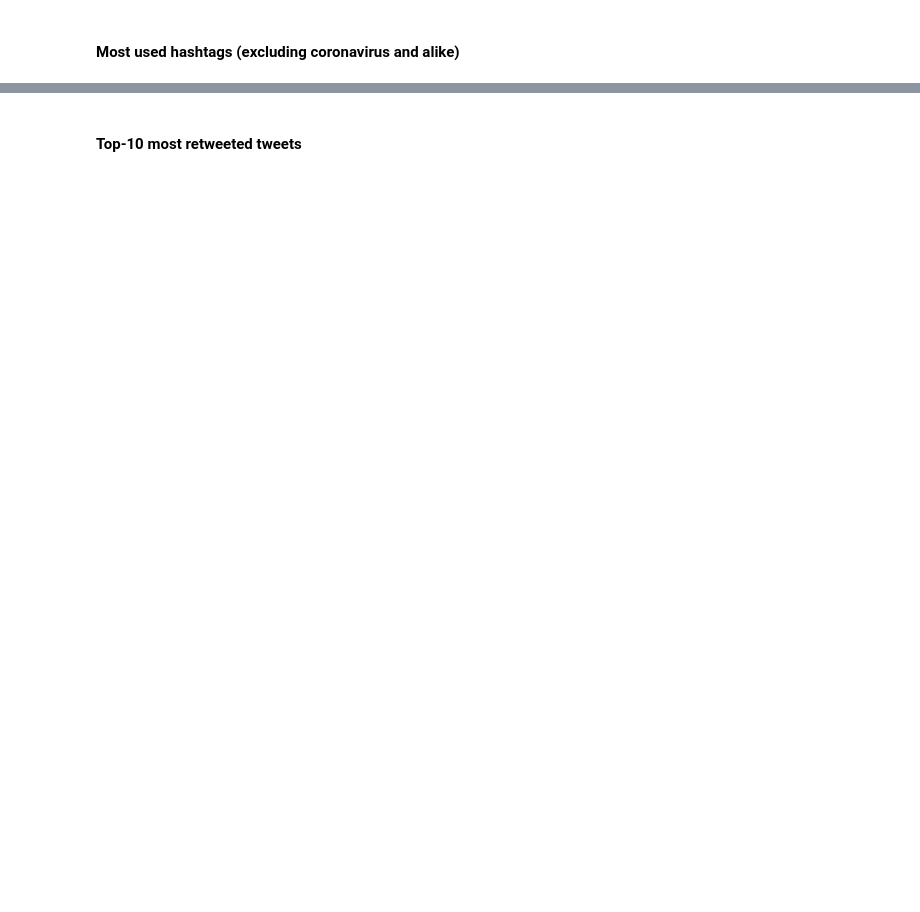
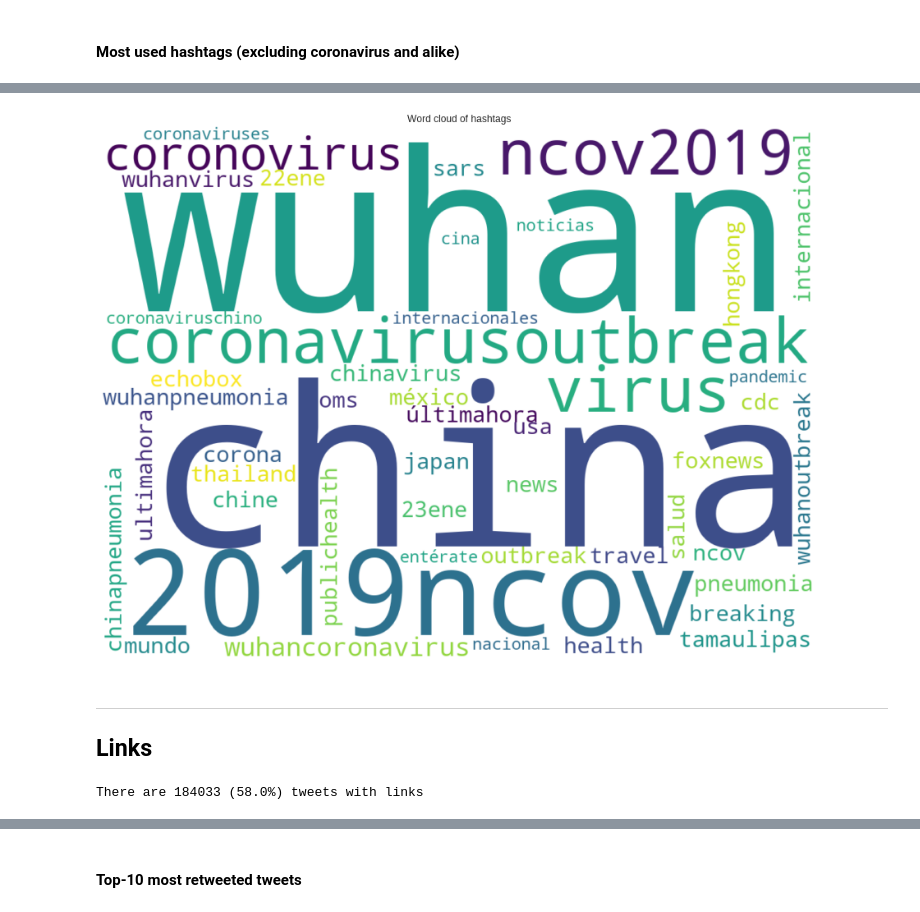
Before and after one commit to social-link-analytics-group-bsc/tw_coronavirus, a Jupyter notebook: corona_virus.ipynb, the cells around one changed output, grey strips where cells are left out. Saved outputs shown, nothing was run; the diff lists cells and outputs as text; code cells hidden in the pictures; blank space fills up the shorter version.

```diff
--- a/corona_virus.ipynb
+++ b/corona_virus.ipynb
@@ -348,0 +398,17 @@ plt.show()
+# %%
+# concatenate hashtags
+all_hashtags = " ".join(hashtag for hashtag in l_hashtags)
+hashtags_wordcloud = WordCloud(background_color="white", width=1024, height=768).generate(all_hashtags)
+# %%
+fig = plt.figure(1, figsize=(16, 12))
+# prepare word cloud
+plt.imshow(hashtags_wordcloud.recolor(random_state=3), interpolation='bilinear')
+plt.axis("off")
+plt.title('Word cloud of hashtags')
+# show word clouds
+plt.show()
+# %% [output]
+[figure, added]
+# %% [markdown]
+---
+## Links
@@ -348,0 +417,5 @@ plt.show()
+# %%
+print('There are {0} ({1}%) tweets with links'.format(tweets_with_links.shape[0],
+                                                      round(100*tweets_with_links.shape[0]/tweets.shape[0],0)))
+# %% [output]
+There are 184033 (58.0%) tweets with links
```
Also changed, not shown: parts of 22 cells of this notebook.
